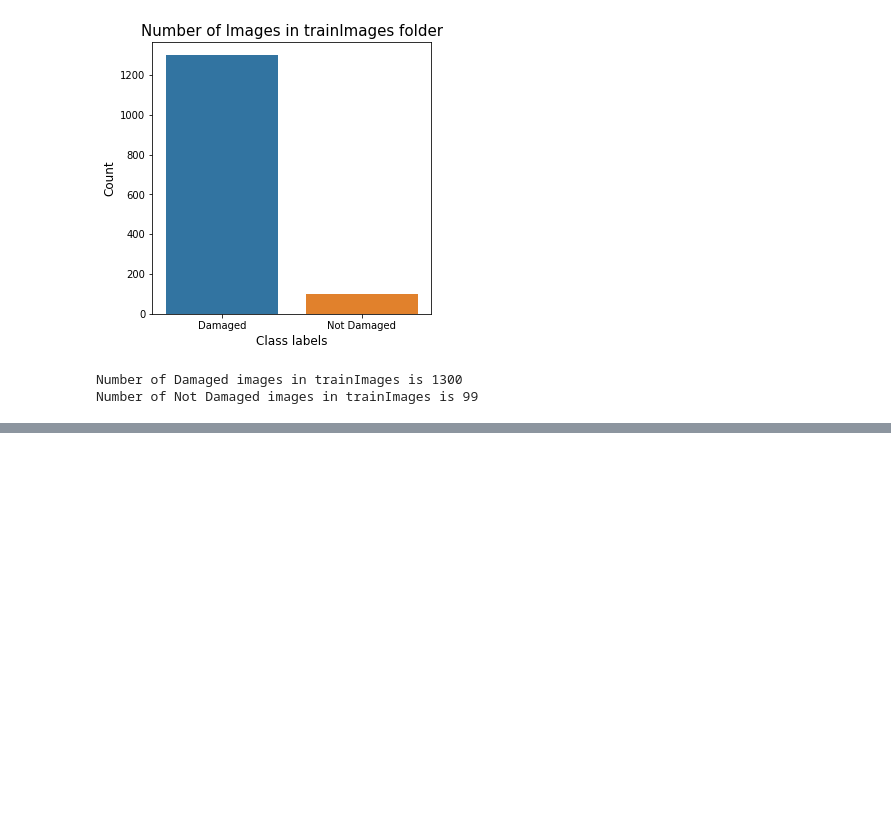
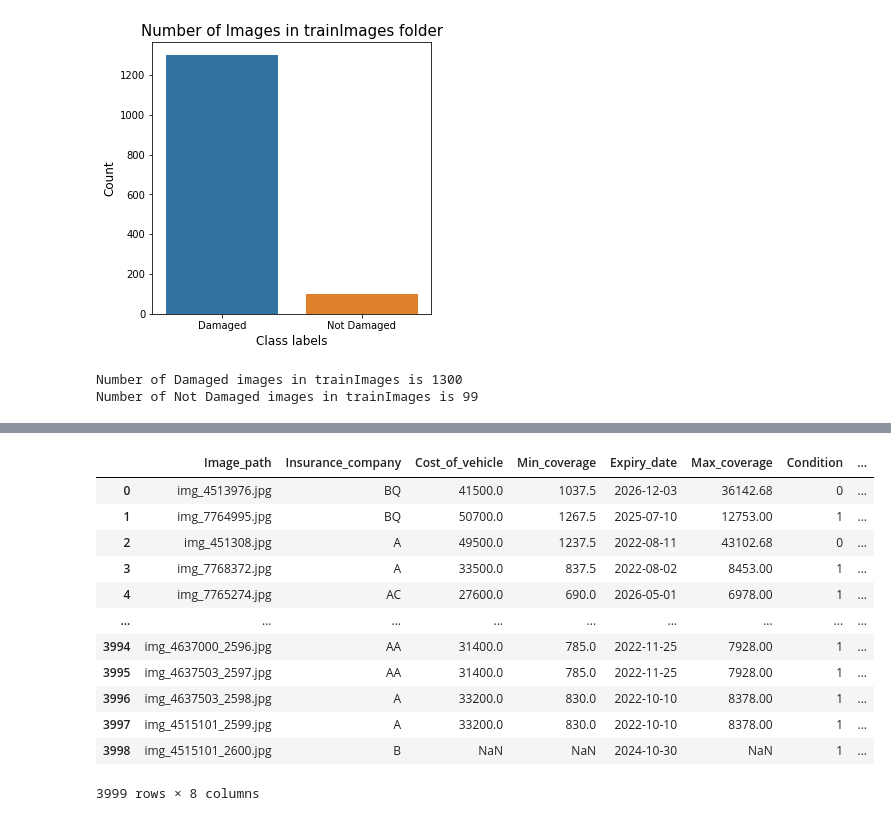
Before and after one commit to utshabkg/ML_Competition-AND-Practice, a Jupyter notebook: Competition/HackerEarth Fast, Furious and Insured/EDA.ipynb, the cells around one changed output, grey strips where cells are left out. Saved outputs shown, nothing was run; the diff lists cells and outputs as text; code cells hidden in the pictures; blank space fills up the shorter version.

```diff
--- a/Competition/HackerEarth Fast, Furious and Insured/EDA.ipynb
+++ b/Competition/HackerEarth Fast, Furious and Insured/EDA.ipynb
@@ -157,0 +206,23 @@ for imagen in il.items:
+# %%
+path = Path('trainImages')
+path_hr = path/'damaged_aug'
+j = 0; cluster, first_time = 0, 1
+c = 1
+for i in os.listdir(path_hr):
+    if cluster % 2 == 0:
+        image = train_damaged.loc[j, 'Image_path']
+    shutil.copy(f'trainImages/damaged_aug/{i}', f'trainImages/damaged/{image[: -4]}_{i}')
+    new_row = {'Image_path': f'{image[: -4]}_{i}', 'Insurance_company': train_damaged.loc[j, 'Insurance_company'], 'Cost_of_vehicle': train_damaged.loc[j, 'Cost_of_vehicle'], 'Min_coverage': train_damaged.loc[j, 'Min_coverage'],\
+               'Expiry_date': train_damaged.loc[j, 'Expiry_date'],	'Max_coverage': train_damaged.loc[j, 'Max_coverage'], 'Condition': train_damaged.loc[j, 'Condition'], 'Amount': train_damaged.loc[j, 'Amount']}
+    train_aug = train_aug.append(new_row, ignore_index=True)
+
+    if cluster % 2 == 0 and first_time ==1:
+        j += 0
+        first_time = 0
+    elif cluster % 2 == 0 and first_time == 0:
+        j += 1
+
+    cluster += 1
+    if c % 200 == 0:
+        print(f'damaged_aug {c} copy done')
+    c += 1
@@ -157,0 +243,16 @@ for imagen in il.items:
+# %%
+train_aug
+# %% [output]
+|  | Image_path | Insurance_company | Cost_of_vehicle | Min_coverage | Expiry_date | Max_coverage | Condition | ... |
+| 0 | img_4513976.jpg | BQ | 41500.0 | 1037.5 | 2026-12-03 | 36142.68 | 0 | ... |
+| 1 | img_7764995.jpg | BQ | 50700.0 | 1267.5 | 2025-07-10 | 12753.00 | 1 | ... |
+| 2 | img_451308.jpg | A | 49500.0 | 1237.5 | 2022-08-11 | 43102.68 | 0 | ... |
+| 3 | img_7768372.jpg | A | 33500.0 | 837.5 | 2022-08-02 | 8453.00 | 1 | ... |
+| 4 | img_7765274.jpg | AC | 27600.0 | 690.0 | 2026-05-01 | 6978.00 | 1 | ... |
+| ... | ... | ... | ... | ... | ... | ... | ... | ... |
+| 3994 | img_4637000_2596.jpg | AA | 31400.0 | 785.0 | 2022-11-25 | 7928.00 | 1 | ... |
+| 3995 | img_4637503_2597.jpg | AA | 31400.0 | 785.0 | 2022-11-25 | 7928.00 | 1 | ... |
+| 3996 | img_4637503_2598.jpg | A | 33200.0 | 830.0 | 2022-10-10 | 8378.00 | 1 | ... |
+| 3997 | img_4515101_2599.jpg | A | 33200.0 | 830.0 | 2022-10-10 | 8378.00 | 1 | ... |
+| 3998 | img_4515101_2600.jpg | B | NaN | NaN | 2024-10-30 | NaN | 1 | ... |
+3999 rows × 8 columns
```
Also changed, not shown: parts of 20 cells of this notebook.
